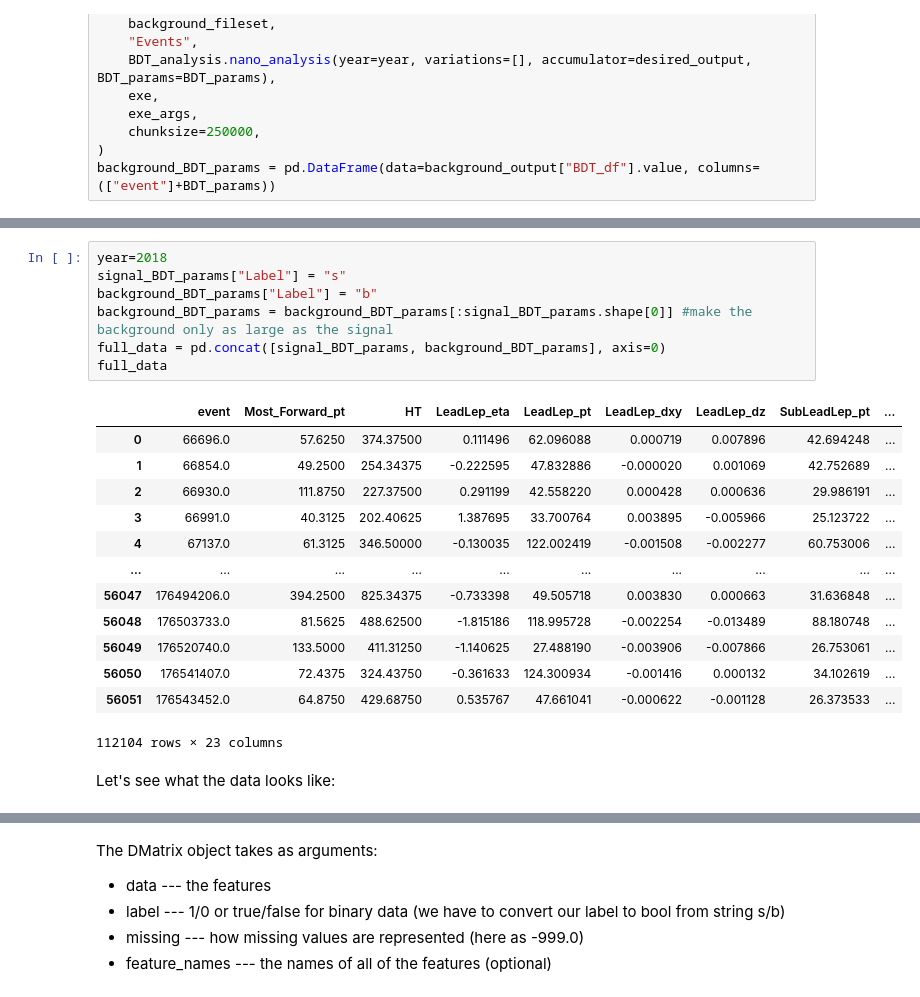
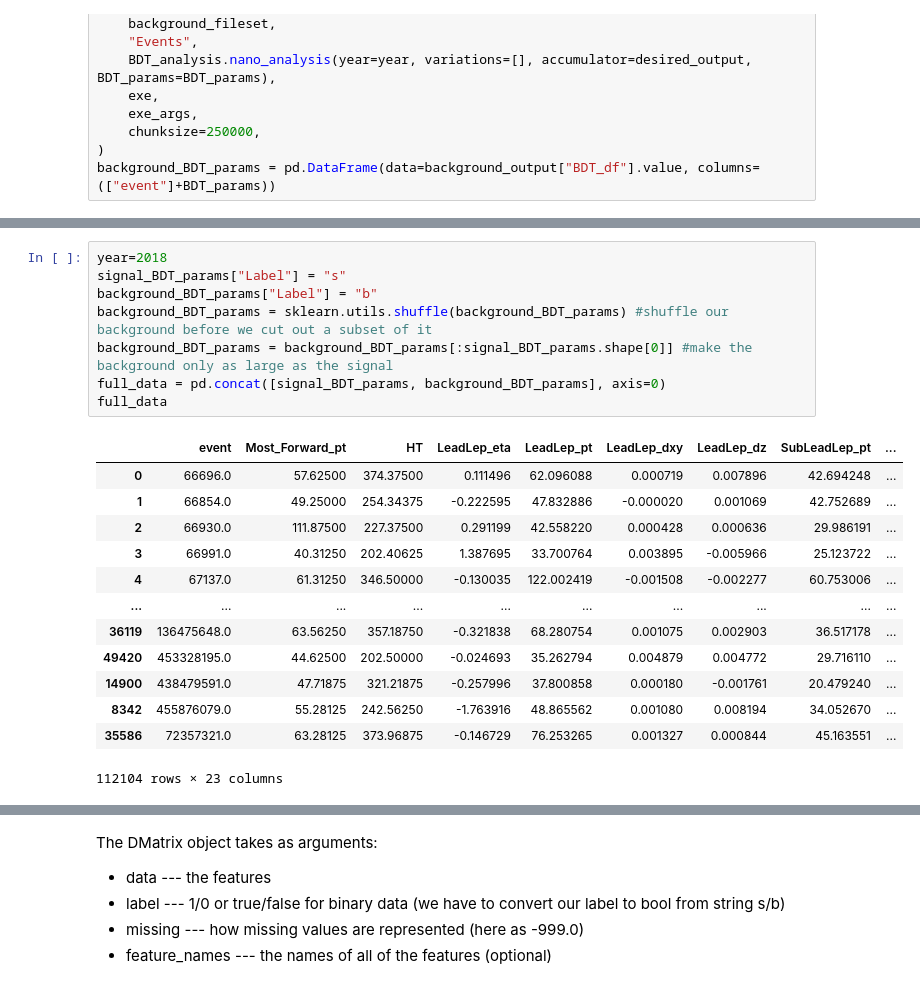
Before and after one commit to danbarto/tW_scattering, a Jupyter notebook: notebooks/BDT_analysis.ipynb, the cells around one changed output, grey strips where cells are left out. Saved outputs shown, nothing was run; the diff lists cells and outputs as text.

```diff
--- a/notebooks/BDT_analysis.ipynb
+++ b/notebooks/BDT_analysis.ipynb
@@ -140,23 +118,22 @@ signal_BDT_params
 # %%
 year=2018
 signal_BDT_params["Label"] = "s"
 background_BDT_params["Label"] = "b"
+background_BDT_params = sklearn.utils.shuffle(background_BDT_params) #shuffle our background before we cut out a subset of it
 background_BDT_params = background_BDT_params[:signal_BDT_params.shape[0]] #make the background only as large as the signal
 full_data = pd.concat([signal_BDT_params, background_BDT_params], axis=0)
 full_data
 # %% [output]
 |  | event | Most_Forward_pt | HT | LeadLep_eta | LeadLep_pt | LeadLep_dxy | LeadLep_dz | SubLeadLep_pt | ... |
-| 0 | 66696.0 | 57.6250 | 374.37500 | 0.111496 | 62.096088 | 0.000719 | 0.007896 | 42.694248 | ... |
-| 1 | 66854.0 | 49.2500 | 254.34375 | -0.222595 | 47.832886 | -0.000020 | 0.001069 | 42.752689 | ... |
-| 2 | 66930.0 | 111.8750 | 227.37500 | 0.291199 | 42.558220 | 0.000428 | 0.000636 | 29.986191 | ... |
-| 3 | 66991.0 | 40.3125 | 202.40625 | 1.387695 | 33.700764 | 0.003895 | -0.005966 | 25.123722 | ... |
-| 4 | 67137.0 | 61.3125 | 346.50000 | -0.130035 | 122.002419 | -0.001508 | -0.002277 | 60.753006 | ... |
+| 0 | 66696.0 | 57.62500 | 374.37500 | 0.111496 | 62.096088 | 0.000719 | 0.007896 | 42.694248 | ... |
+| 1 | 66854.0 | 49.25000 | 254.34375 | -0.222595 | 47.832886 | -0.000020 | 0.001069 | 42.752689 | ... |
+| 2 | 66930.0 | 111.87500 | 227.37500 | 0.291199 | 42.558220 | 0.000428 | 0.000636 | 29.986191 | ... |
+| 3 | 66991.0 | 40.31250 | 202.40625 | 1.387695 | 33.700764 | 0.003895 | -0.005966 | 25.123722 | ... |
+| 4 | 67137.0 | 61.31250 | 346.50000 | -0.130035 | 122.002419 | -0.001508 | -0.002277 | 60.753006 | ... |
 | ... | ... | ... | ... | ... | ... | ... | ... | ... | ... |
-| 56047 | 176494206.0 | 394.2500 | 825.34375 | -0.733398 | 49.505718 | 0.003830 | 0.000663 | 31.636848 | ... |
-| 56048 | 176503733.0 | 81.5625 | 488.62500 | -1.815186 | 118.995728 | -0.002254 | -0.013489 | 88.180748 | ... |
-| 56049 | 176520740.0 | 133.5000 | 411.31250 | -1.140625 | 27.488190 | -0.003906 | -0.007866 | 26.753061 | ... |
-| 56050 | 176541407.0 | 72.4375 | 324.43750 | -0.361633 | 124.300934 | -0.001416 | 0.000132 | 34.102619 | ... |
-| 56051 | 176543452.0 | 64.8750 | 429.68750 | 0.535767 | 47.661041 | -0.000622 | -0.001128 | 26.373533 | ... |
+| 36119 | 136475648.0 | 63.56250 | 357.18750 | -0.321838 | 68.280754 | 0.001075 | 0.002903 | 36.517178 | ... |
+| 49420 | 453328195.0 | 44.62500 | 202.50000 | -0.024693 | 35.262794 | 0.004879 | 0.004772 | 29.716110 | ... |
+| 14900 | 438479591.0 | 47.71875 | 321.21875 | -0.257996 | 37.800858 | 0.000180 | -0.001761 | 20.479240 | ... |
+| 8342 | 455876079.0 | 55.28125 | 242.56250 | -1.763916 | 48.865562 | 0.001080 | 0.008194 | 34.052670 | ... |
+| 35586 | 72357321.0 | 63.28125 | 373.96875 | -0.146729 | 76.253265 | 0.001327 | 0.000844 | 45.163551 | ... |
 112104 rows × 23 columns
-# %% [markdown]
-Let's see what the data looks like:
```
Also changed, not shown: parts of 20 cells of this notebook, 2 other files.
